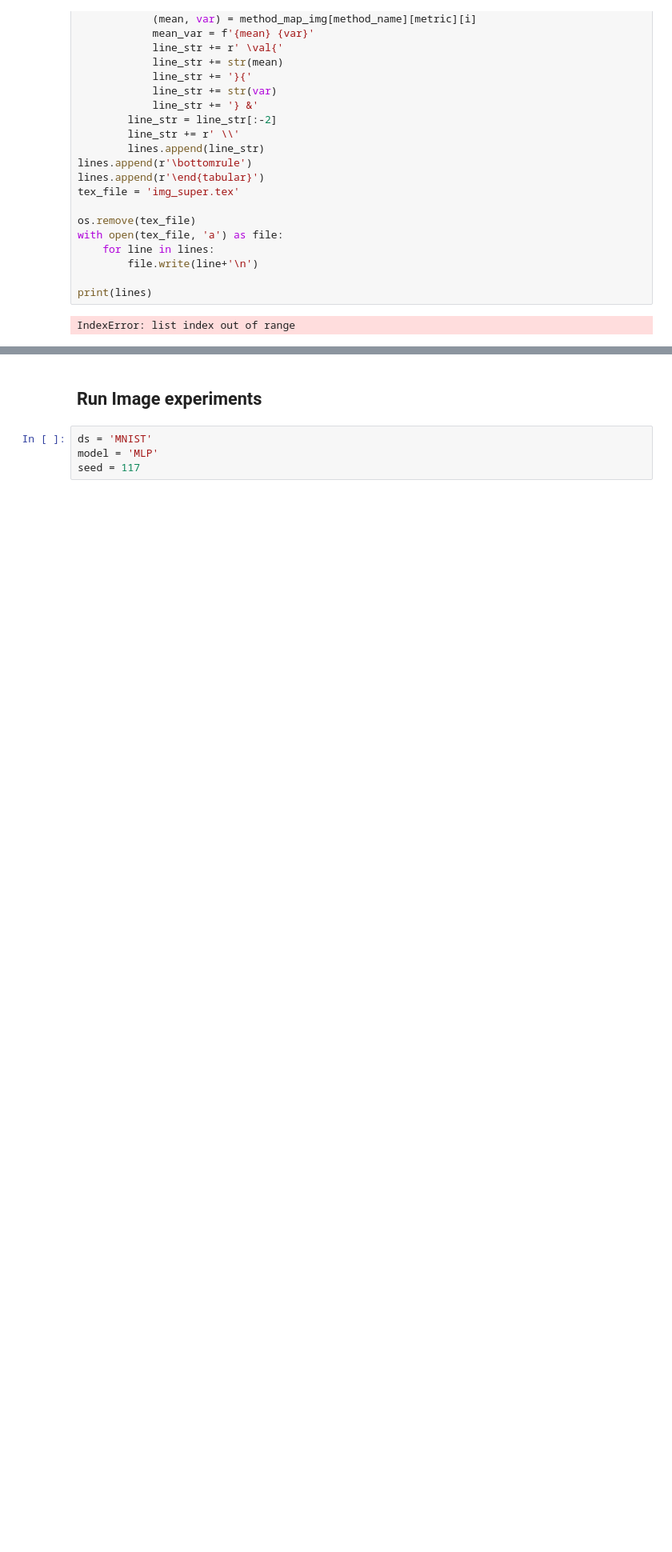
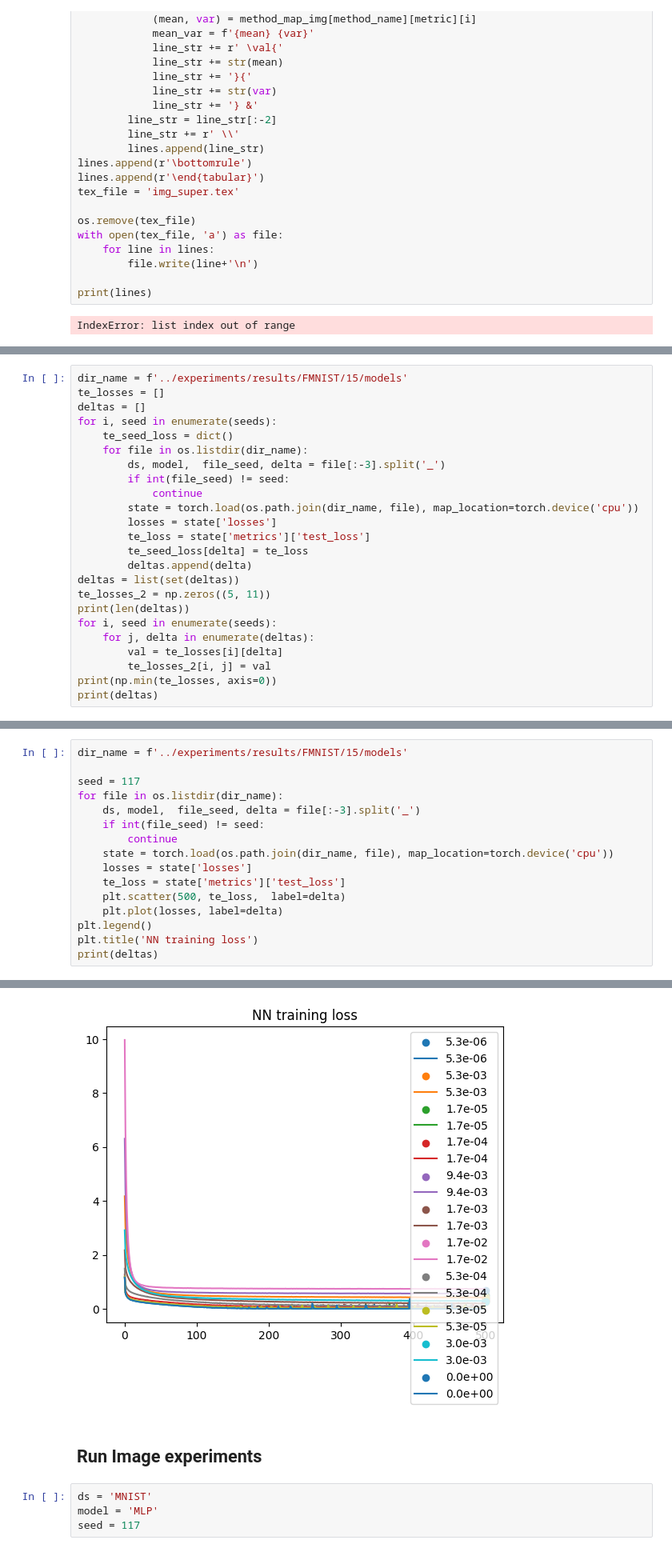
Before and after one commit to AaltoML/sfr, a Jupyter notebook: bnn-predictive/notebooks/UCI Reproduce.ipynb, the cells around one changed output, grey strips where cells are left out. Shown at 80% size. Drawn from its saved outputs; the diff is of its cells as text; blank space fills up the shorter version.

```diff
--- a/bnn-predictive/notebooks/UCI Reproduce.ipynb
+++ b/bnn-predictive/notebooks/UCI Reproduce.ipynb
@@ -654,0 +619,24 @@ Here
+# %%
+dir_name = f'../experiments/results/FMNIST/15/models'
+te_losses = []
+deltas = []
+for i, seed in enumerate(seeds):
+    te_seed_loss = dict()
+    for file in os.listdir(dir_name):
+        ds, model,  file_seed, delta = file[:-3].split('_')
+        if int(file_seed) != seed:
+            continue
+        state = torch.load(os.path.join(dir_name, file), map_location=torch.device('cpu'))
+        losses = state['losses']
+        te_loss = state['metrics']['test_loss']
+        te_seed_loss[delta] = te_loss
+        deltas.append(delta)
+deltas = list(set(deltas))
+te_losses_2 = np.zeros((5, 11))
+print(len(deltas))
+for i, seed in enumerate(seeds):
+    for j, delta in enumerate(deltas):
+        val = te_losses[i][delta]
+        te_losses_2[i, j] = val
+print(np.min(te_losses, axis=0))
+print(deltas)
@@ -654,0 +646,17 @@ Here
+# %%
+dir_name = f'../experiments/results/FMNIST/15/models'
+
+seed = 117
+for file in os.listdir(dir_name):
+    ds, model,  file_seed, delta = file[:-3].split('_')
+    if int(file_seed) != seed:
+        continue
+    state = torch.load(os.path.join(dir_name, file), map_location=torch.device('cpu'))
+    losses = state['losses']
+    te_loss = state['metrics']['test_loss']
+    plt.scatter(500, te_loss,  label=delta)
+    plt.plot(losses, label=delta)
+plt.legend()
+plt.title('NN training loss')
+print(deltas)
+# %% [output]
@@ -655,3 +664,4 @@ Here
+[figure, added]
 # %% [markdown]
 <h2>Run Image experiments </h2>
 # %%
```
Also changed, not shown: parts of 19 cells of this notebook, 3 other files.
